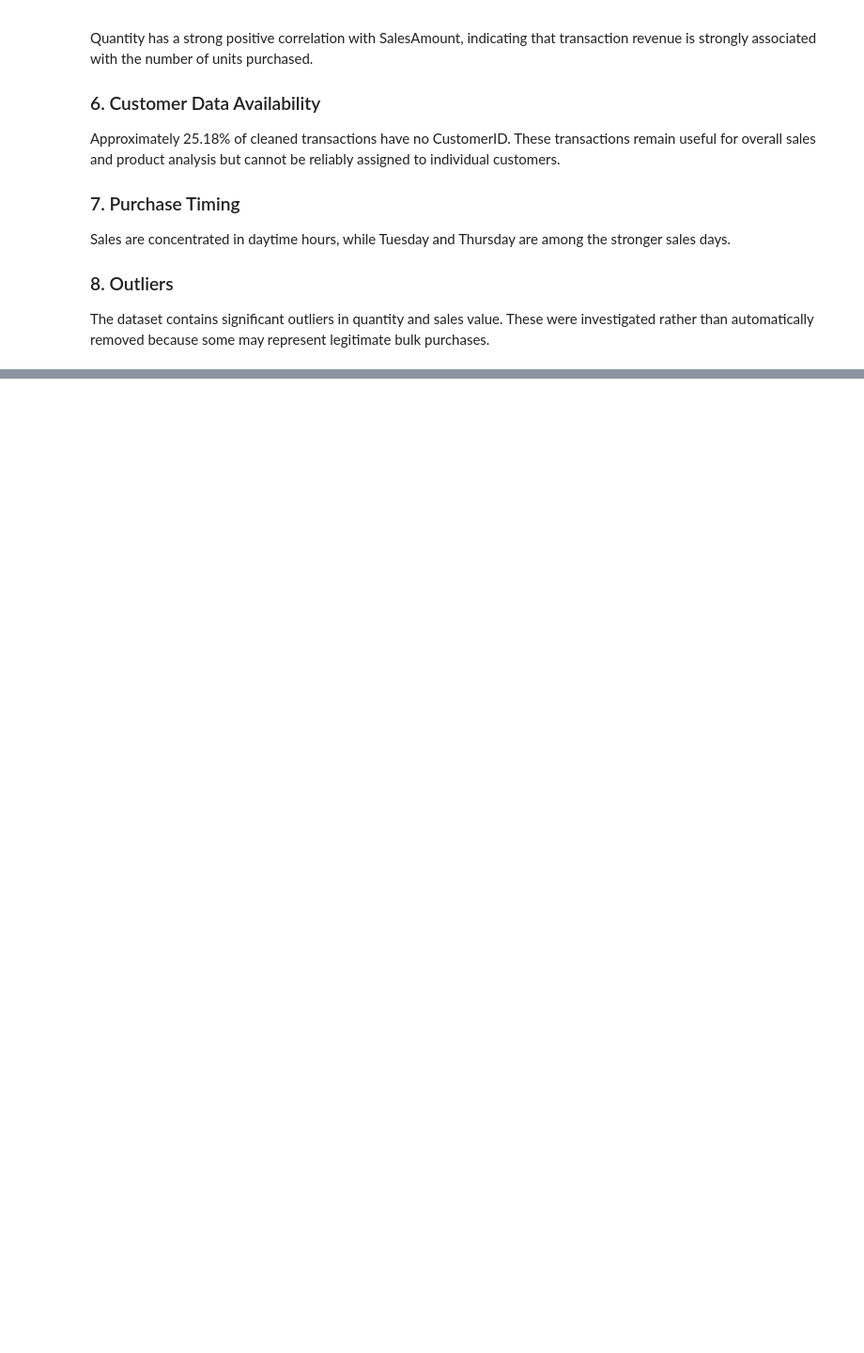
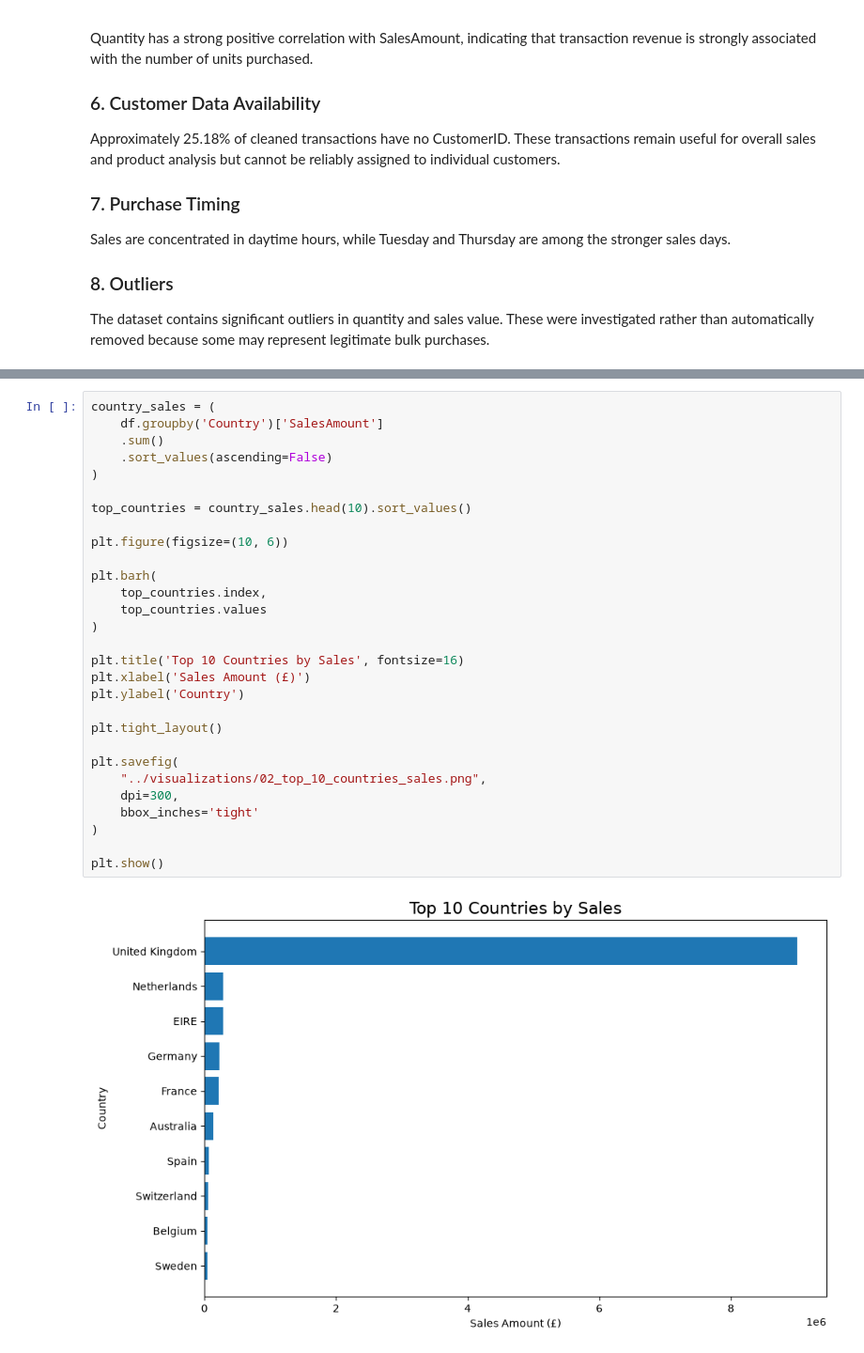
Before and after one commit to Omkar-Pujari/online-retail-sales-analytics, a Jupyter notebook: Notebook/Online_Retail_EDA.ipynb, the cells around one changed output, grey strips where cells are left out. Shown at 94% size. Drawn from its saved outputs; the diff is of its cells as text; blank space fills up the shorter version.

```diff
--- a/Notebook/Online_Retail_EDA.ipynb
+++ b/Notebook/Online_Retail_EDA.ipynb
@@ -987,0 +1028,31 @@ bulk purchases.
+# %%
+country_sales = (
+    df.groupby('Country')['SalesAmount']
+    .sum()
+    .sort_values(ascending=False)
+)
+
+top_countries = country_sales.head(10).sort_values()
+
+plt.figure(figsize=(10, 6))
+
+plt.barh(
+    top_countries.index,
+    top_countries.values
+)
+
+plt.title('Top 10 Countries by Sales', fontsize=16)
+plt.xlabel('Sales Amount (£)')
+plt.ylabel('Country')
+
+plt.tight_layout()
+
+plt.savefig(
+    "../visualizations/02_top_10_countries_sales.png",
+    dpi=300,
+    bbox_inches='tight'
+)
+
+plt.show()
+# %% [output]
+[figure, added]
```
Also changed, not shown: parts of 7 cells of this notebook, 7 other files.
